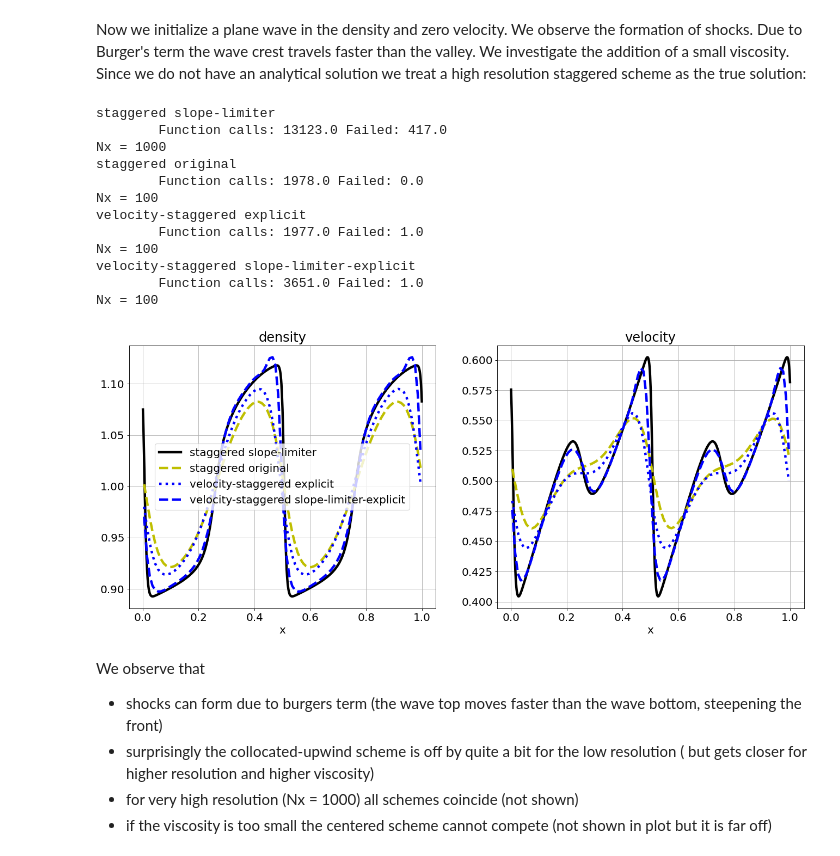
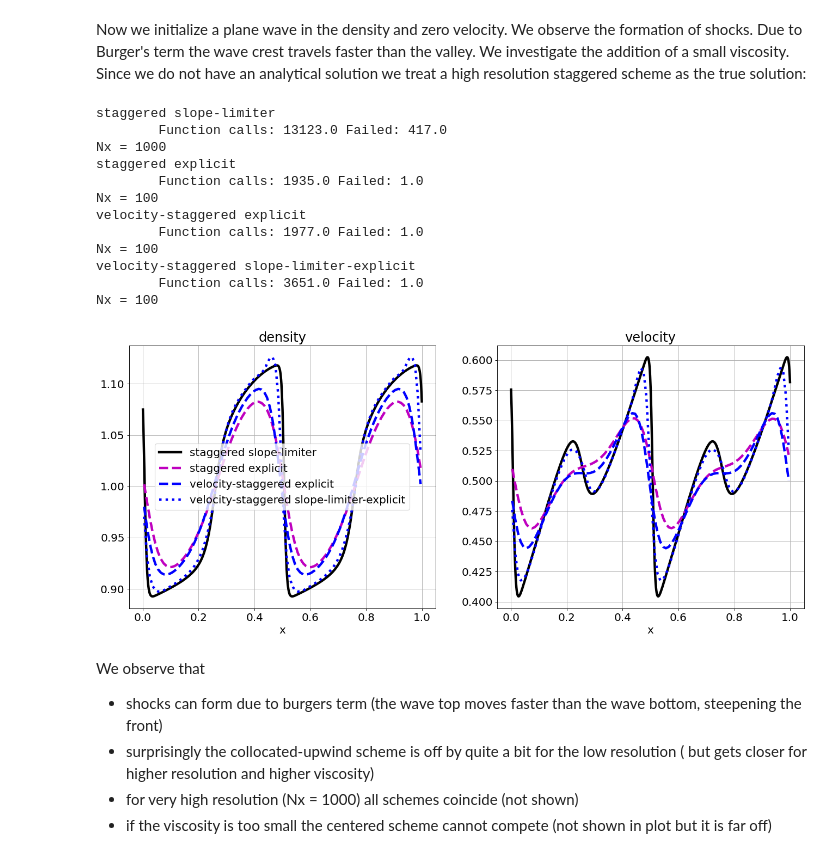
Before and after one commit to mwiesenberger/advection, a Jupyter notebook: navier-stokes.ipynb, the cells around one changed output. Drawn from its saved outputs; the diff is of its cells as text; code cells hidden in the pictures.

Commit message:
Update navier-stokes paper plots

```diff
--- a/navier-stokes.ipynb
+++ b/navier-stokes.ipynb
@@ -414,11 +423,11 @@ We see that even with very high resolution
 # (which we cannot)
 p_list = []
 for p in [
-    {"type" : "staggered", "variant" : "original", "ls" : "m--"},
+#     {"type" : "velocity-staggered", "variant" : "explicit", "ls" : "b--"},
+    {"type" : "staggered", "variant" : "explicit", "ls" : "m--"},
+    {"type" : "staggered", "variant" : "original", "ls" : "y:"},
 #     {"type" : "staggered", "variant" : "slope-limiter", "ls": "m:"},
-    {"type" : "staggered", "variant" : "explicit", "ls" : "g:"},
 #     {"type" : "upwind", "ls" : "r--"},
-#     {"type" : "velocity-staggered", "variant" : "slope-limiter", "ls" : "c:"},
          ] :
     params = make_navier_stokes_input()
     params["ls"] = p["ls"]
@@ -457,0 +470,26 @@ Nx = 1000
+# %%
+p_list = []
+for p in [
+    {"type" : "velocity-staggered", "variant" : "explicit", "ls" : "b--"},
+    {"type" : "staggered", "variant" : "explicit", "ls" : "m--"},
+    {"type" : "staggered", "variant" : "original", "ls" : "y:"},
+#     {"type" : "staggered", "variant" : "slope-limiter", "ls": "m:"},
+#     {"type" : "upwind", "ls" : "r--"},
+         ] :
+    params = make_navier_stokes_input()
+    params["ls"] = p["ls"]
+    params["grid"]["Nx"]= 1000
+    params["output"]["tend"] = 0.1
+    params["timestepper"]["type"] = "ARK"
+    params["timestepper"]["tableau"]  = "ARK-4-2-3"
+    if( p["variant"] == "explicit" or p["variant"] == "slope-limiter-explicit") :
+        params["timestepper"]["tableau"]  = "Bogacki-Shampine-4-2-3"
+        params["timestepper"]["type"] = "ERK"
+#         params["timestepper"]["tableau"]  = "Midpoint-2-2"
+#         params["timestepper"]["dt"] = 1e-3/10;
+#         params["timestepper"]["type"] = "RK"
+    params["physical"] ["alpha"] = 1 # they choose p = rho^2
+    params["physical"] ["gamma"] = 1 # they choose p = rho^2
+    params["advection"] = p
+    p_list.append(params)
+plot_navier_stokes(p_list, False, save_fig = True, figure_name = "sod.png")
@@ -462,13 +511,13 @@ Since we do not have an analytical solution we treat a high resolution staggered
 p_list = []
 for p in [
     {"type" : "high_res", "ls" : "k-"},
-    {"type" : "staggered", "variant" : "original", "ls" : "y--"},
+#     {"type" : "staggered", "variant" : "original", "ls" : "g--"},
 #     {"type" : "staggered", "variant" : "slope-limiter", "ls" : "g:"},
-#     {"type" : "staggered", "variant" : "explicit", "ls" : "g--"},
+    {"type" : "staggered", "variant" : "explicit", "ls" : "m--"},
 #     {"type" : "staggered", "variant" : "slope-limiter-explicit", "ls" : "g:"},
 #     {"type" : "velocity-staggered", "variant" : "original", "ls" : "b:"},
-    {"type" : "velocity-staggered", "variant" : "explicit", "ls" : "b:"},
-    {"type" : "velocity-staggered", "variant" : "slope-limiter-explicit", "ls" : "b--"},
+    {"type" : "velocity-staggered", "variant" : "explicit", "ls" : "b--"},
+    {"type" : "velocity-staggered", "variant" : "slope-limiter-explicit", "ls" : "b:"},
 #     {"type" : "velocity-unstaggered", "variant" : "explicit", "ls" : "k:"},
 #     {"type" : "velocity-unstaggered", "variant" : "slope-limiter", "ls" : "k--"},
 #     {"type" : "velocity-staggered", "variant" : "slope-limiter", "ls" : "b--"},
@@ -500,36 +549,36 @@ for p in [
     params["physical"]["nu_u"] = 1e-3
     params["output"]["tend"] = 1.5
     params["timestepper"]["type"] = "ARK"
     params["timestepper"]["tableau"]  = "ARK-4-2-3"
     if( p["type"] == "upwind" or p["type"] == "upwind2"
        or p["type"] == "centered" or p["type"] == "staggered-direct"
        or p["type"] == "log-staggered"):
         params["timestepper"]["type"] = "ERK"
         params["timestepper"]["tableau"]  = "Bogacki-Shampine-4-2-3"
     elif( p["variant"] == "explicit" or p["variant"] == "slope-limiter-explicit") :
         params["timestepper"]["type"] = "ERK"
         params["timestepper"]["tableau"]  = "Bogacki-Shampine-4-2-3"
     params["physical"] ["alpha"] = 1
     params["physical"] ["gamma"] = 1
 #     params["timestepper"]["type"] = "ERK"
 #     params["timestepper"]["tableau"]  = "Euler"
     params["advection"] = p
     p_list.append(params)
 plot_navier_stokes(p_list, False, True, "wave-velocity")
 # %% [output]
 staggered slope-limiter
         Function calls: 13123.0 Failed: 417.0
 Nx = 1000
-staggered original
-        Function calls: 1978.0 Failed: 0.0
+staggered explicit
+        Function calls: 1935.0 Failed: 1.0
 Nx = 100
 velocity-staggered explicit
         Function calls: 1977.0 Failed: 1.0
 Nx = 100
 velocity-staggered slope-limiter-explicit
         Function calls: 3651.0 Failed: 1.0
 Nx = 100
-[figure, old version]
+[figure, new version]
 # %% [markdown]
 We observe that
 - shocks can form due to burgers term (the wave top moves faster than the wave bottom, steepening the front)
```
Also changed, not shown: parts of 3 cells of this notebook.
